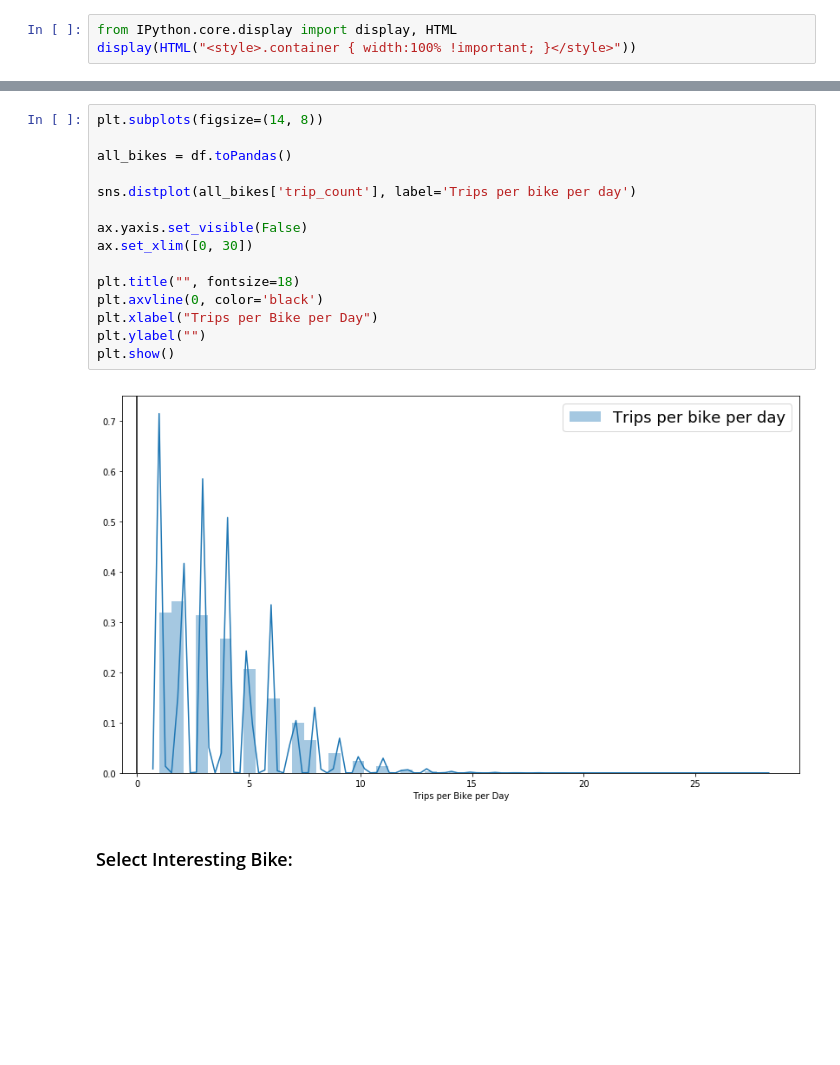
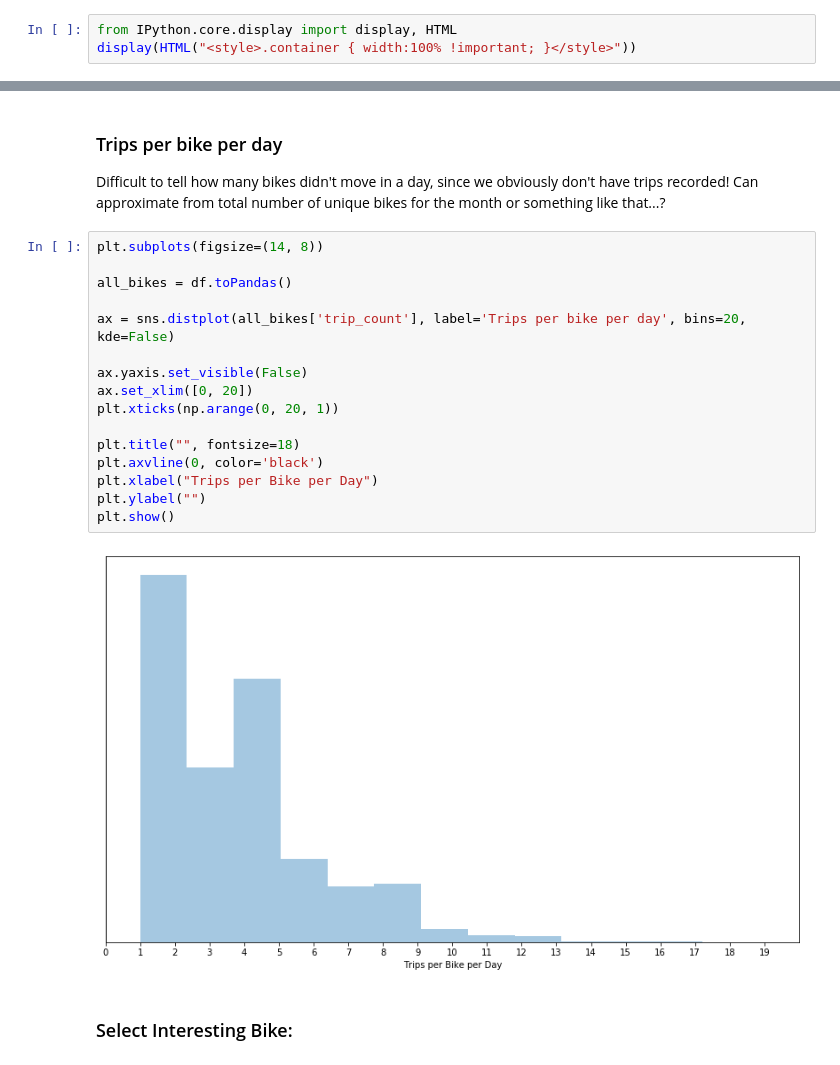
Before and after one commit to DanteLore/tfl-cycles, a Jupyter notebook: notebooks/busy_bikes.ipynb, the cells around one changed output, grey strips where cells are left out. Cells and saved outputs as stored; diff of their text form; blank space fills up the shorter version.

Commit message:
Tweaked the number of trips per day histogram

```diff
--- a/notebooks/busy_bikes.ipynb
+++ b/notebooks/busy_bikes.ipynb
@@ -87,23 +88,28 @@ top_bikes
 | 17 | 468.00 | 23 | 9416 | 2015 | 7 | 9 |
 | 18 | 493.00 | 23 | 15022 | 2018 | 10 | 13 |
 | 19 | 430.00 | 23 | 1964 | 2015 | 8 | 6 |
+# %% [markdown]
+### Trips per bike per day
+
+Difficult to tell how many bikes didn't move in a day, since we obviously don't have trips recorded!  Can approximate from total number of unique bikes for the month or something like that...?
 # %%
 plt.subplots(figsize=(14, 8))
 
 all_bikes = df.toPandas()
 
-sns.distplot(all_bikes['trip_count'], label='Trips per bike per day')
+ax = sns.distplot(all_bikes['trip_count'], label='Trips per bike per day', bins=20, kde=False)
 
 ax.yaxis.set_visible(False)
-ax.set_xlim([0, 30])
+ax.set_xlim([0, 20])
+plt.xticks(np.arange(0, 20, 1))
 
 plt.title("", fontsize=18)
 plt.axvline(0, color='black')
 plt.xlabel("Trips per Bike per Day")
 plt.ylabel("")
 plt.show()
 # %% [output]
-[figure, old version]
+[figure, new version]
 # %% [markdown]
 ### Select Interesting Bike:
 # %%
```
Also changed, not shown: parts of 3 cells of this notebook.
